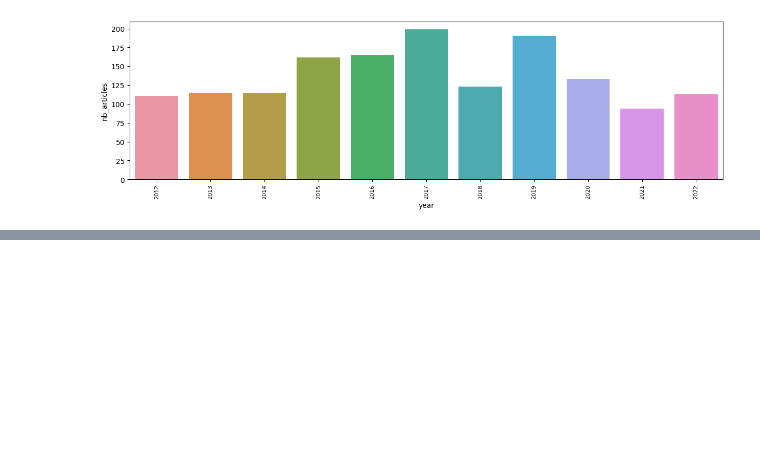
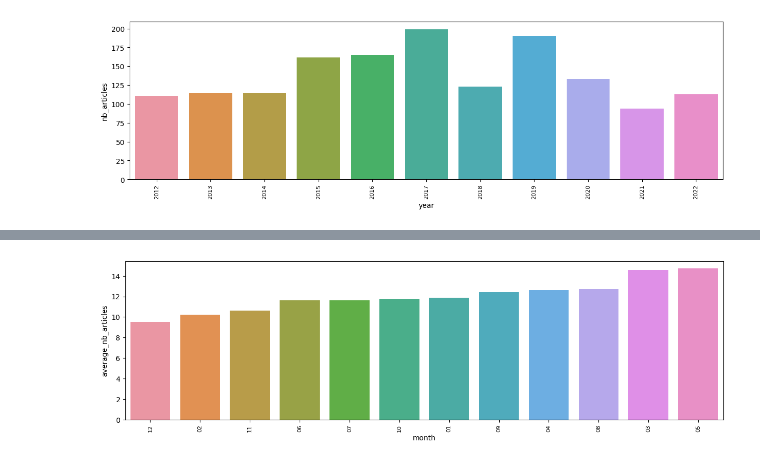
Before and after one commit to dialectique/Web-scraping-bot, a Jupyter notebook: notebooks/data_exploration.ipynb, the cells around one changed output, grey strips where cells are left out. Saved outputs shown, nothing was run; the diff lists cells and outputs as text; code cells hidden in the pictures; blank space fills up the shorter version.

Commit message:
progress on data_exploration.ipynb: publication of the articles

```diff
--- a/notebooks/data_exploration.ipynb
+++ b/notebooks/data_exploration.ipynb
@@ -330,2 +328,11 @@ plt.xticks(rotation=90, fontsize=8);
 - The drop in 2020 and 2021 can be explained by the Covid-19 outbreak.
 - 2022 is already better than 2021
+# %%
+# Compute total and average number of articles for each month
+average_article_month = monthly_published_articles_nb.copy()
+average_article_month['month'] = average_article_month['month'].astype(str).apply(lambda x: x[5:])
+average_article_month = average_article_month.groupby(by="month", as_index=False).agg(
+    total_nb_articles=('nb_articles', sum),
+    average_nb_articles=('nb_articles', np.mean)
+)
+average_article_month
@@ -331,0 +353,7 @@ plt.xticks(rotation=90, fontsize=8);
+# %%
+# plot average number for each month
+plt.figure(figsize=(15, 4))
+sns.barplot(x = 'month', y = 'average_nb_articles', data = average_article_month.sort_values("average_nb_articles"));
+plt.xticks(rotation=90, fontsize=8);
+# %% [output]
+[figure, added]
```
Also changed, not shown: parts of 8 cells of this notebook.
